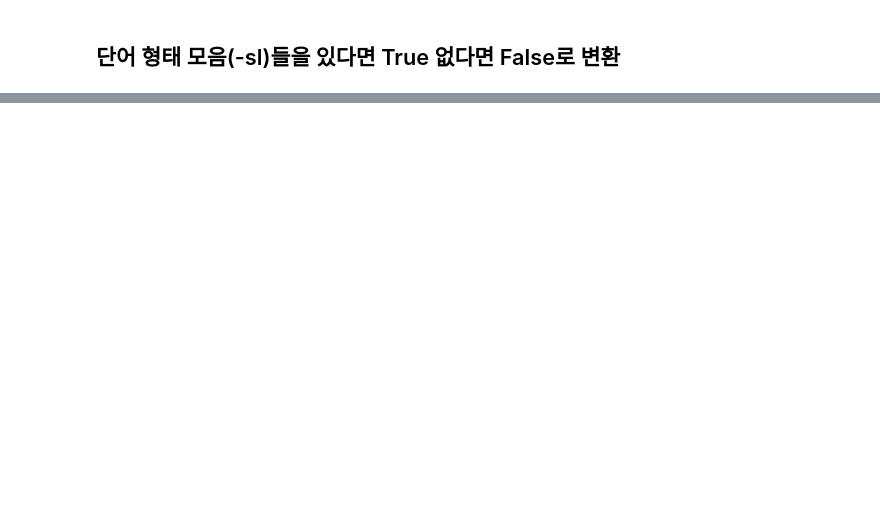
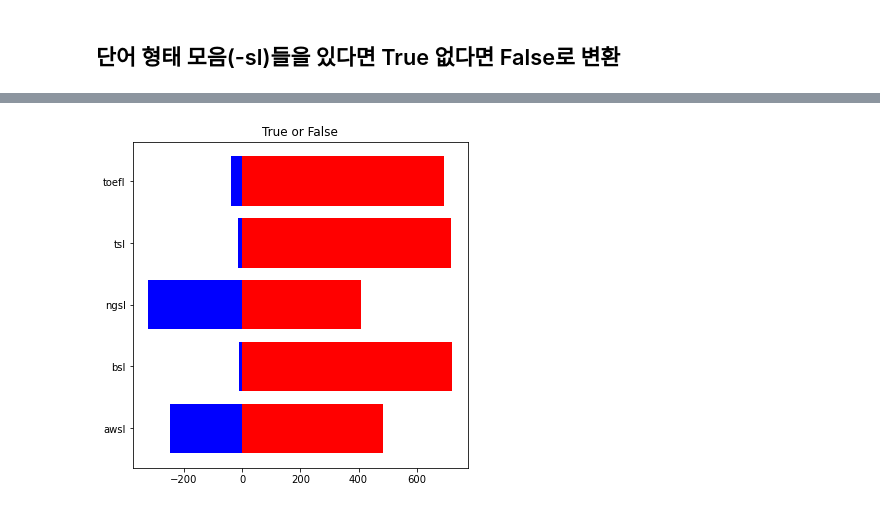
Before and after one commit to yuliepie/netflixschool, a Jupyter notebook: data_preprocessing/ipynb/relation_word_and_script.ipynb, the cells around one changed output, grey strips where cells are left out. Saved outputs shown, nothing was run; the diff lists cells and outputs as text; code cells hidden in the pictures; blank space fills up the shorter version.

```diff
--- a/data_preprocessing/ipynb/relation_word_and_script.ipynb
+++ b/data_preprocessing/ipynb/relation_word_and_script.ipynb
@@ -234,0 +226,17 @@ findfont: Font family ['NanumGothic'] not found. Falling back to DejaVu Sans.
+# %%
+# awsl bsl ngsl tsl toefl
+result = pd.DataFrame()
+result['awsl'] = df_result['awsl'].value_counts()
+result['bsl'] = df_result['bsl'].value_counts()
+result['ngsl'] = df_result['ngsl'].value_counts()
+result['tsl'] = df_result['tsl'].value_counts()
+result['toefl'] = df_result['toefl'].value_counts()
+# result
+
+plt.figure(figsize = (6,6))
+plt.barh(result.columns, -result.loc[True], color='b')
+plt.barh(result.columns, result.loc[False], color='r')
+plt.title('True or False')
+plt.show()
+# %% [output]
+[figure, added]
```
Also changed, not shown: parts of 9 cells of this notebook.
